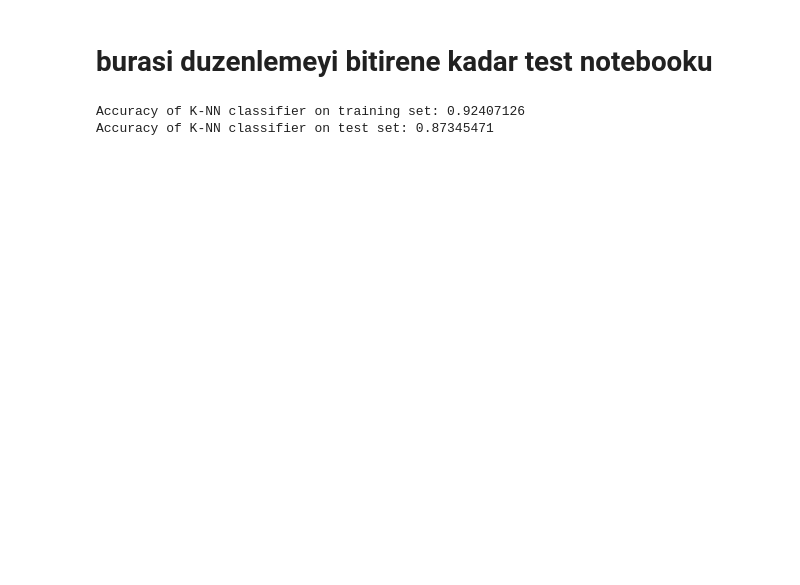
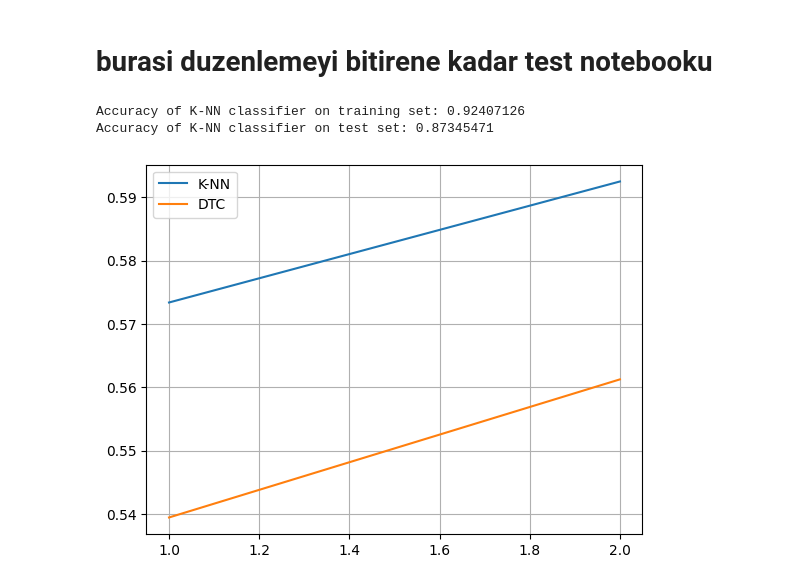
Before and after one commit to KemalcanKucuk/eeg-attention, a Jupyter notebook: fixu.ipynb, the cells around one changed output. Saved outputs shown, nothing was run; the diff lists cells and outputs as text; code cells hidden in the pictures; blank space fills up the shorter version.

Commit message:
added the slope fix, added visualization for incr

```diff
--- a/fixu.ipynb
+++ b/fixu.ipynb
@@ -102,4 +102,9 @@ Accuracy of K-NN classifier on training set: 0.92407126
 Accuracy of K-NN classifier on test set: 0.87345471
 # %%
 p_all, p_dict = p_value_thresholding(reduced_dataset, feature_subset=test_features)
+# %%
+result = incremental_training(dataset=dataset, channel_list=channel_list, feature_subset=['spc_cnt', 'spc_roff'], models=['K-NN', 'DTC'], mode='feature', figure=True, save=True)
+#result = incremental_training(dataset=dataset, channel_list=channel_list, feature_subset=test_features, models=['K-NN'], mode='feature', save=True)
+# %% [output]
+[figure, added]
 # %%
```
Also changed, not shown: parts of 2 cells of this notebook, 2 other files.
